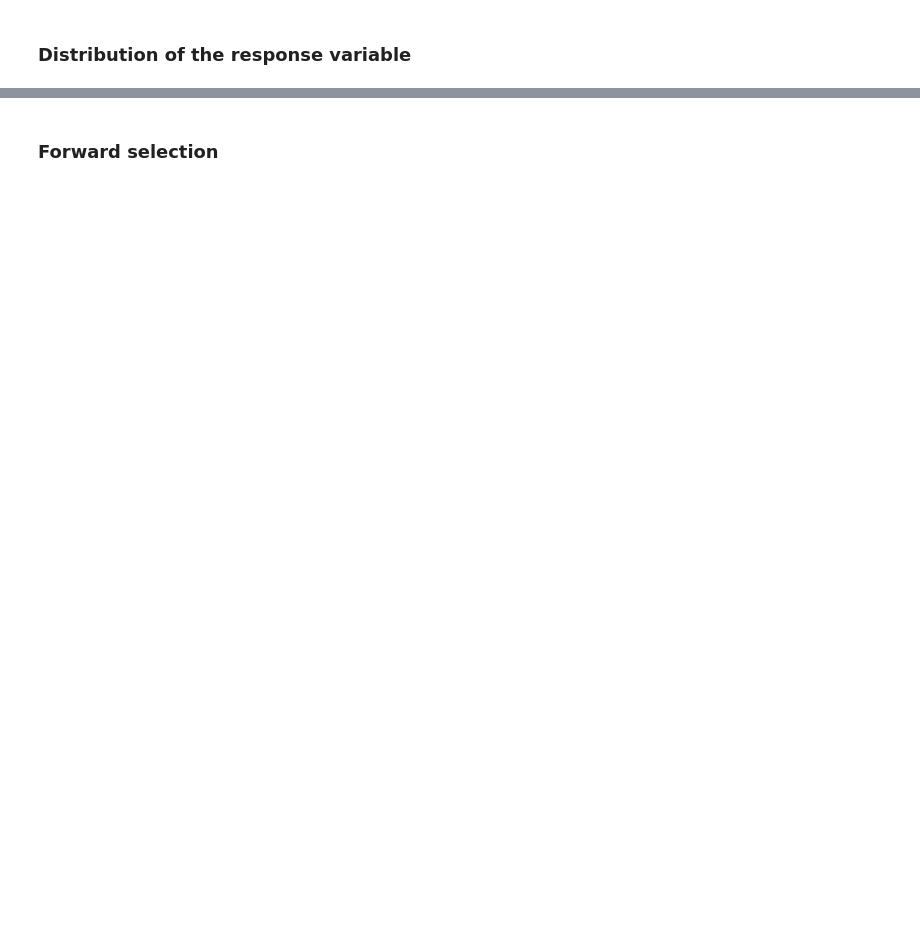
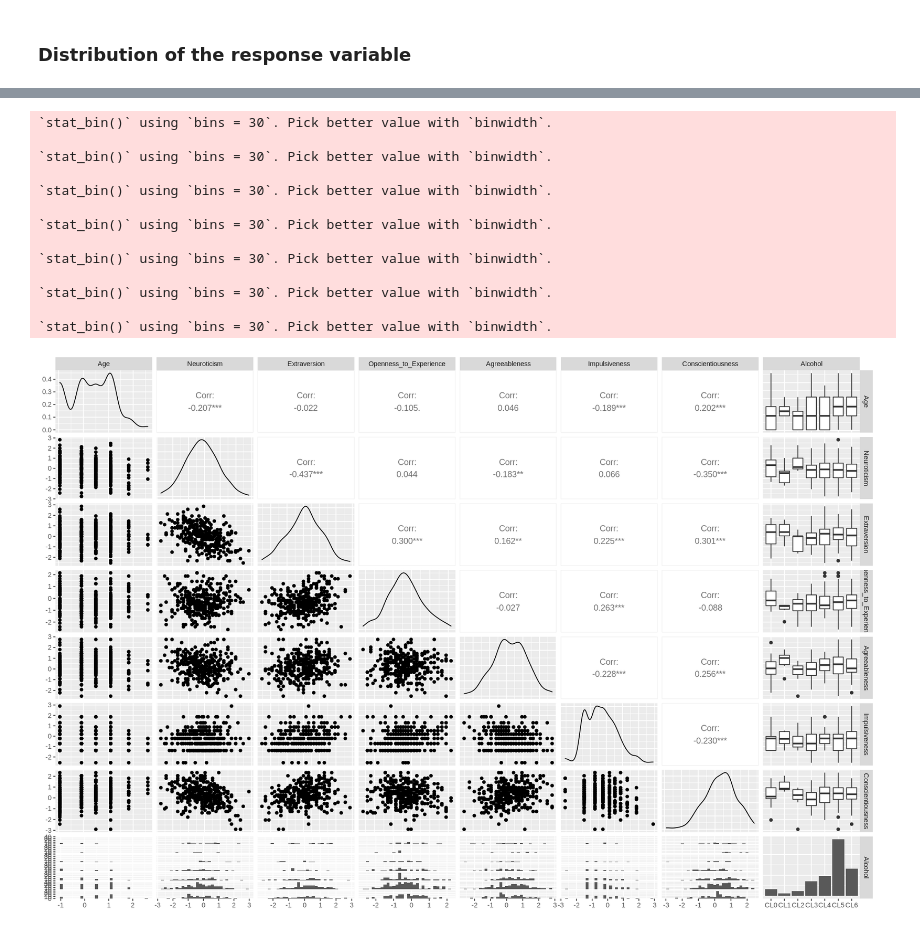
Before and after one commit to hyt152004/Alcohol-Consumption-Data-Analysis, a Jupyter notebook: final_report_draft_1.ipynb, the cells around one changed output, grey strips where cells are left out. Saved outputs shown, nothing was run; the diff lists cells and outputs as text; code cells hidden in the pictures; blank space fills up the shorter version.

```diff
--- a/final_report_draft_1.ipynb
+++ b/final_report_draft_1.ipynb
@@ -149,4 +194,17 @@ nscore
 # %%
-ggpairs(alcohol_data)
+ggpairs(alcohol_train)
+# %% [output]
+`stat_bin()` using `bins = 30`. Pick better value with `binwidth`.
+
+`stat_bin()` using `bins = 30`. Pick better value with `binwidth`.
+
+`stat_bin()` using `bins = 30`. Pick better value with `binwidth`.
+
+`stat_bin()` using `bins = 30`. Pick better value with `binwidth`.
+
+`stat_bin()` using `bins = 30`. Pick better value with `binwidth`.
+
+`stat_bin()` using `bins = 30`. Pick better value with `binwidth`.
+
+`stat_bin()` using `bins = 30`. Pick better value with `binwidth`.
+[figure, added]
-# %% [markdown]
-### Forward selection
```
Also changed, not shown: parts of 9 cells of this notebook, 1 other file.
